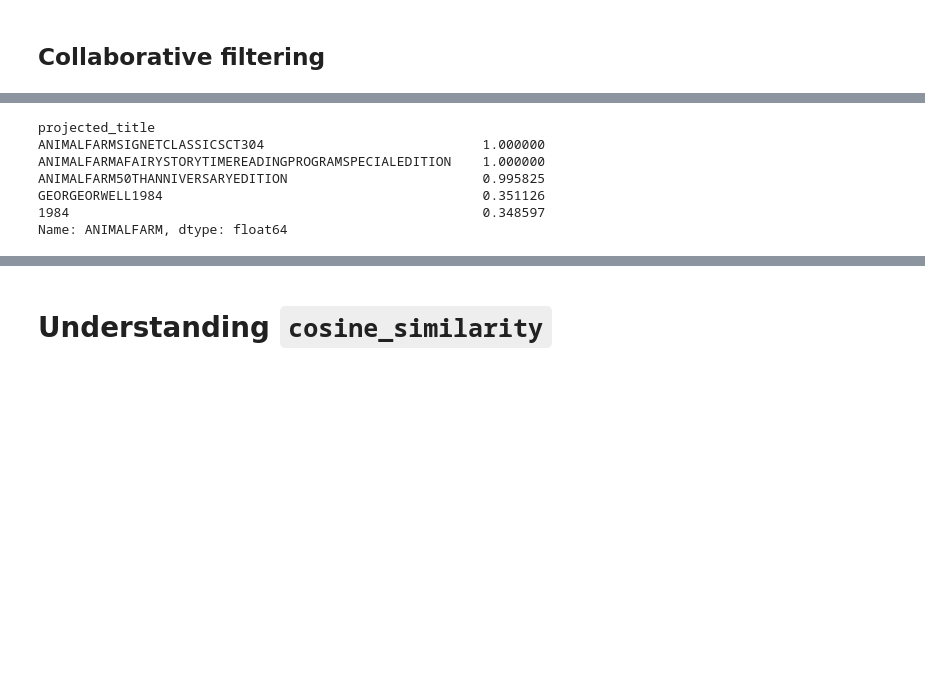
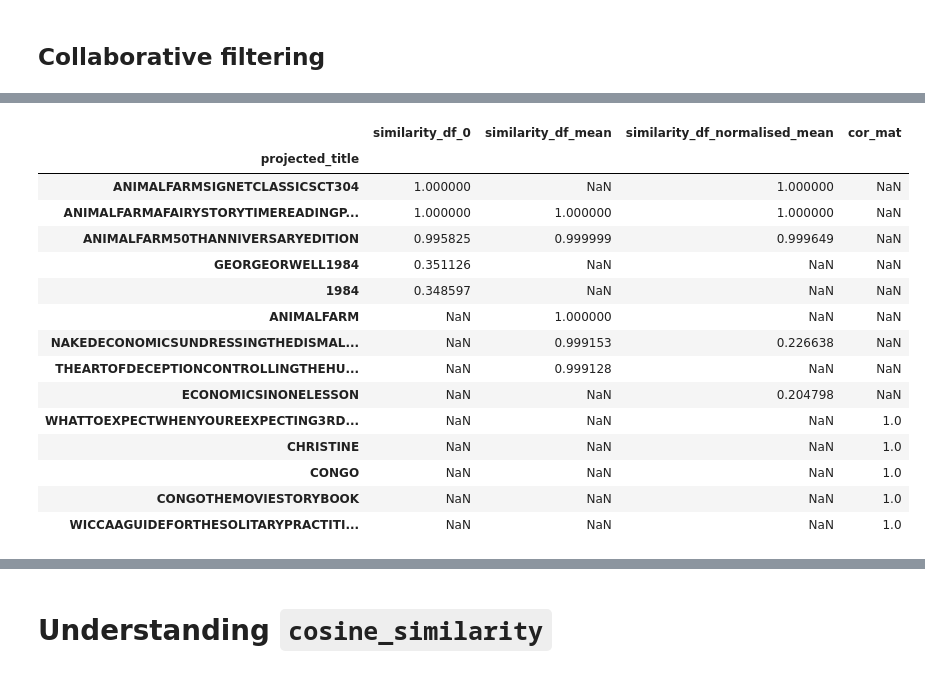
Before and after one commit to feyclan/WT_analysis, a Jupyter notebook: Recommenders.ipynb, the cells around one changed output, grey strips where cells are left out. Drawn from its saved outputs; the diff is of its cells as text; code cells hidden in the pictures; blank space fills up the shorter version.

```diff
--- a/Recommenders.ipynb
+++ b/Recommenders.ipynb
@@ -199,11 +323,20 @@ Name: THESANTASHOP, dtype: float64
 # %%
-get_similar_items("ANIMALFARM", similarity_df)
+compare("ANIMALFARM", my_sim_mats)
 # %% [output]
-projected_title
-ANIMALFARMSIGNETCLASSICSCT304                            1.000000
-ANIMALFARMAFAIRYSTORYTIMEREADINGPROGRAMSPECIALEDITION    1.000000
-ANIMALFARM50THANNIVERSARYEDITION                         0.995825
-GEORGEORWELL1984                                         0.351126
-1984                                                     0.348597
-Name: ANIMALFARM, dtype: float64
+|  | similarity_df_0 | similarity_df_mean | similarity_df_normalised_mean | cor_mat |
+| projected_title |  |  |  |  |
+| ANIMALFARMSIGNETCLASSICSCT304 | 1.000000 | NaN | 1.000000 | NaN |
+| ANIMALFARMAFAIRYSTORYTIMEREADINGP... | 1.000000 | 1.000000 | 1.000000 | NaN |
+| ANIMALFARM50THANNIVERSARYEDITION | 0.995825 | 0.999999 | 0.999649 | NaN |
+| GEORGEORWELL1984 | 0.351126 | NaN | NaN | NaN |
+| 1984 | 0.348597 | NaN | NaN | NaN |
+| ANIMALFARM | NaN | 1.000000 | NaN | NaN |
+| NAKEDECONOMICSUNDRESSINGTHEDISMAL... | NaN | 0.999153 | 0.226638 | NaN |
+| THEARTOFDECEPTIONCONTROLLINGTHEHU... | NaN | 0.999128 | NaN | NaN |
+| ECONOMICSINONELESSON | NaN | NaN | 0.204798 | NaN |
+| WHATTOEXPECTWHENYOUREEXPECTING3RD... | NaN | NaN | NaN | 1.0 |
+| CHRISTINE | NaN | NaN | NaN | 1.0 |
+| CONGO | NaN | NaN | NaN | 1.0 |
+| CONGOTHEMOVIESTORYBOOK | NaN | NaN | NaN | 1.0 |
+| WICCAAGUIDEFORTHESOLITARYPRACTITI... | NaN | NaN | NaN | 1.0 |
 # %%
```
Also changed, not shown: parts of 34 cells of this notebook.
